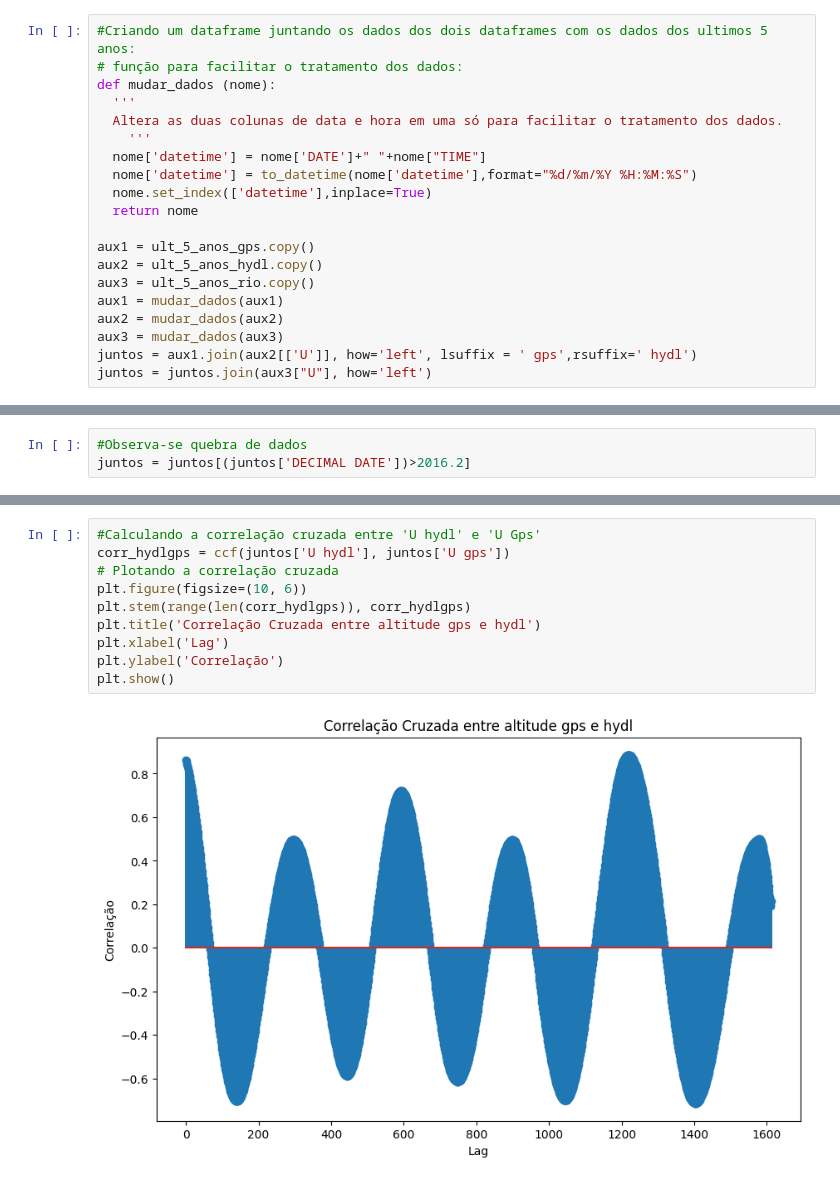
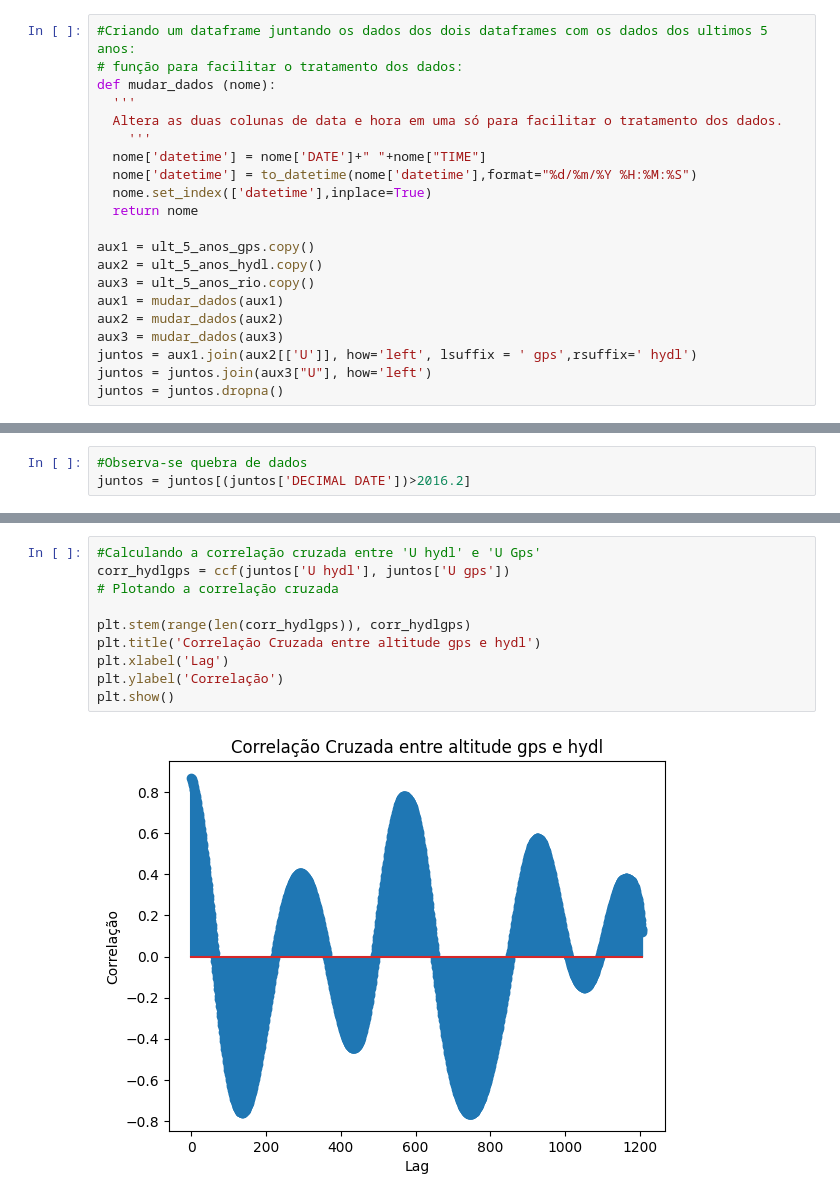
Before and after one commit to Gabxist/I.C., a Jupyter notebook: Análise_de_dados.ipynb, the cells around one changed output, grey strips where cells are left out. Drawn from its saved outputs; the diff is of its cells as text.

```diff
--- a/Análise_de_dados.ipynb
+++ b/Análise_de_dados.ipynb
@@ -338,6 +345,7 @@ aux2 = mudar_dados(aux2)
 aux3 = mudar_dados(aux3)
 juntos = aux1.join(aux2[['U']], how='left', lsuffix = ' gps',rsuffix=' hydl')
 juntos = juntos.join(aux3["U"], how='left')
+juntos = juntos.dropna()
 # %%
 # exportando como arquivo xlsx para análise "manual"
 #não é extritamente nescessário, mas eu optei por anaalisar manualmente inicialmente
@@ -372,15 +398,15 @@ plt.show()
 # %%
 #Calculando a correlação cruzada entre 'U hydl' e 'U Gps'
 corr_hydlgps = ccf(juntos['U hydl'], juntos['U gps'])
 # Plotando a correlação cruzada
-plt.figure(figsize=(10, 6))
+
 plt.stem(range(len(corr_hydlgps)), corr_hydlgps)
 plt.title('Correlação Cruzada entre altitude gps e hydl')
 plt.xlabel('Lag')
 plt.ylabel('Correlação')
 plt.show()
 # %% [output]
-[figure, old version]
+[figure, new version]
 # %%
 #Calculando a correlação cruzada entre 'U hydl' e 'U rio'
 corr_hydlrio = ccf(juntos['U'], juntos['U hydl'])
```
Also changed, not shown: parts of 15 cells of this notebook.
